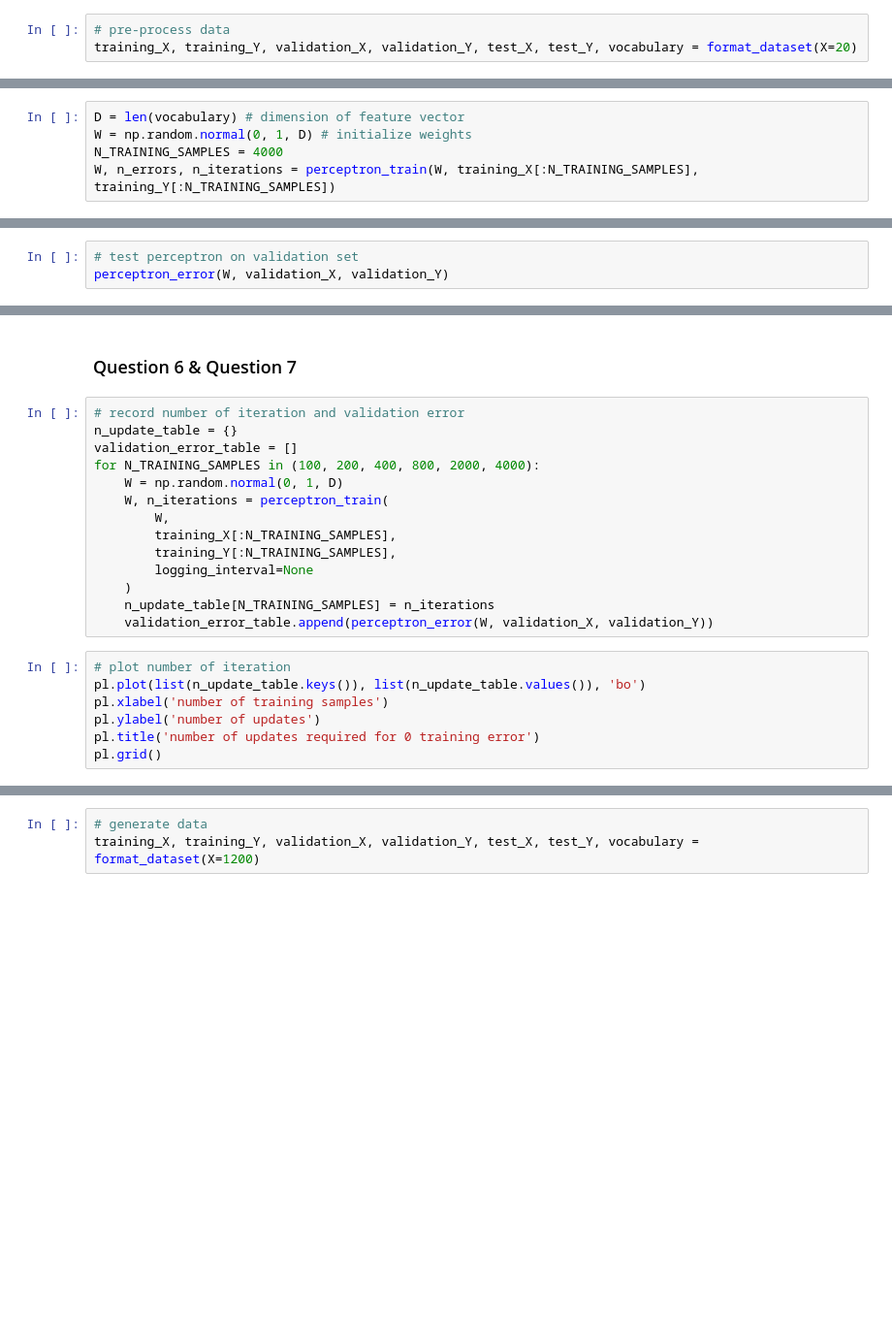
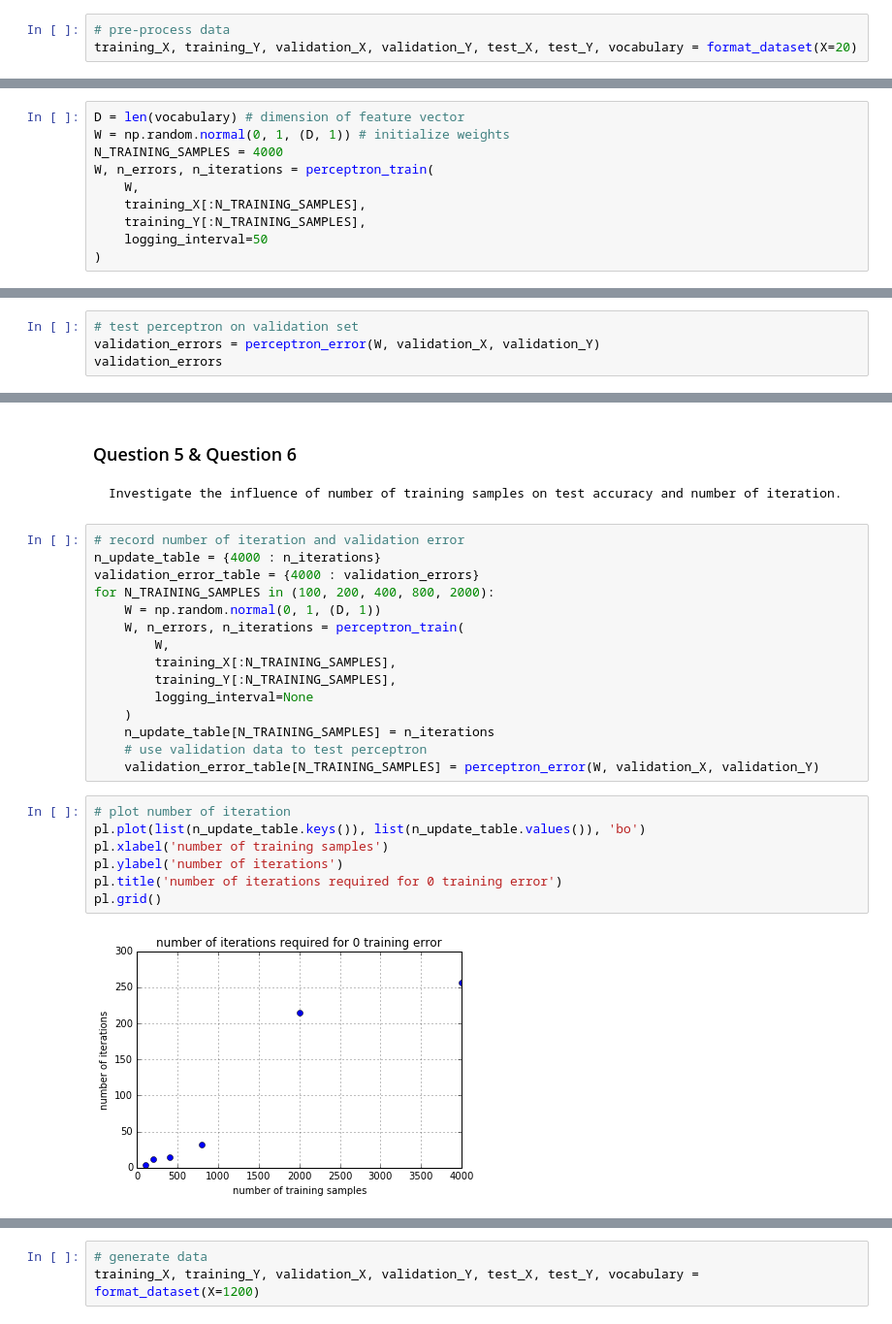
Before and after one commit to GaiYu0/ml_assignments, a Jupyter notebook: assignment1/assignment1.ipynb, the cells around one changed output, grey strips where cells are left out. Shown at 97% size. Saved outputs shown, nothing was run; the diff lists cells and outputs as text; blank space fills up the shorter version.

```diff
--- a/assignment1/assignment1.ipynb
+++ b/assignment1/assignment1.ipynb
@@ -41,6 +45,11 @@ def perceptron_train(W, X, Y, learning_rate=1, logging_interval=1, maximum_n_ite
 # %%
 D = len(vocabulary) # dimension of feature vector
-W = np.random.normal(0, 1, D) # initialize weights
+W = np.random.normal(0, 1, (D, 1)) # initialize weights
 N_TRAINING_SAMPLES = 4000
-W, n_errors, n_iterations = perceptron_train(W, training_X[:N_TRAINING_SAMPLES], training_Y[:N_TRAINING_SAMPLES])
+W, n_errors, n_iterations = perceptron_train(
+    W,
+    training_X[:N_TRAINING_SAMPLES],
+    training_Y[:N_TRAINING_SAMPLES],
+    logging_interval=50
+)
 # %% [output]
@@ -54,3 +76,4 @@ perceptron_error(W, training_X, training_Y)
 # %%
 # test perceptron on validation set
-perceptron_error(W, validation_X, validation_Y)
+validation_errors = perceptron_error(W, validation_X, validation_Y)
+validation_errors
@@ -67,26 +96,30 @@ print('%d most positive words:' % N, *positive_N)
-# %% [markdown]
-### Question 6 & Question 7
+# %% [markdown]
+### Question 5 & Question 6
+    Investigate the influence of number of training samples on test accuracy and number of iteration.
 # %%
 # record number of iteration and validation error
-n_update_table = {}
-validation_error_table = []
-for N_TRAINING_SAMPLES in (100, 200, 400, 800, 2000, 4000):
-    W = np.random.normal(0, 1, D)
-    W, n_iterations = perceptron_train(
+n_update_table = {4000 : n_iterations}
+validation_error_table = {4000 : validation_errors}
+for N_TRAINING_SAMPLES in (100, 200, 400, 800, 2000):
+    W = np.random.normal(0, 1, (D, 1))
+    W, n_errors, n_iterations = perceptron_train(
         W,
         training_X[:N_TRAINING_SAMPLES],
         training_Y[:N_TRAINING_SAMPLES],
         logging_interval=None
     )
     n_update_table[N_TRAINING_SAMPLES] = n_iterations
-    validation_error_table.append(perceptron_error(W, validation_X, validation_Y))
+    # use validation data to test perceptron
+    validation_error_table[N_TRAINING_SAMPLES] = perceptron_error(W, validation_X, validation_Y)
 # %%
 # plot number of iteration
 pl.plot(list(n_update_table.keys()), list(n_update_table.values()), 'bo')
 pl.xlabel('number of training samples')
-pl.ylabel('number of updates')
-pl.title('number of updates required for 0 training error')
+pl.ylabel('number of iterations')
+pl.title('number of iterations required for 0 training error')
 pl.grid()
+# %% [output]
+[figure, added]
 # %%
 # plot validation error
 pl.plot(list(validation_error_table.keys()), list(validation_error_table.values()), 'bo')
```
Also changed, not shown: parts of 28 cells of this notebook, 2 other files.
